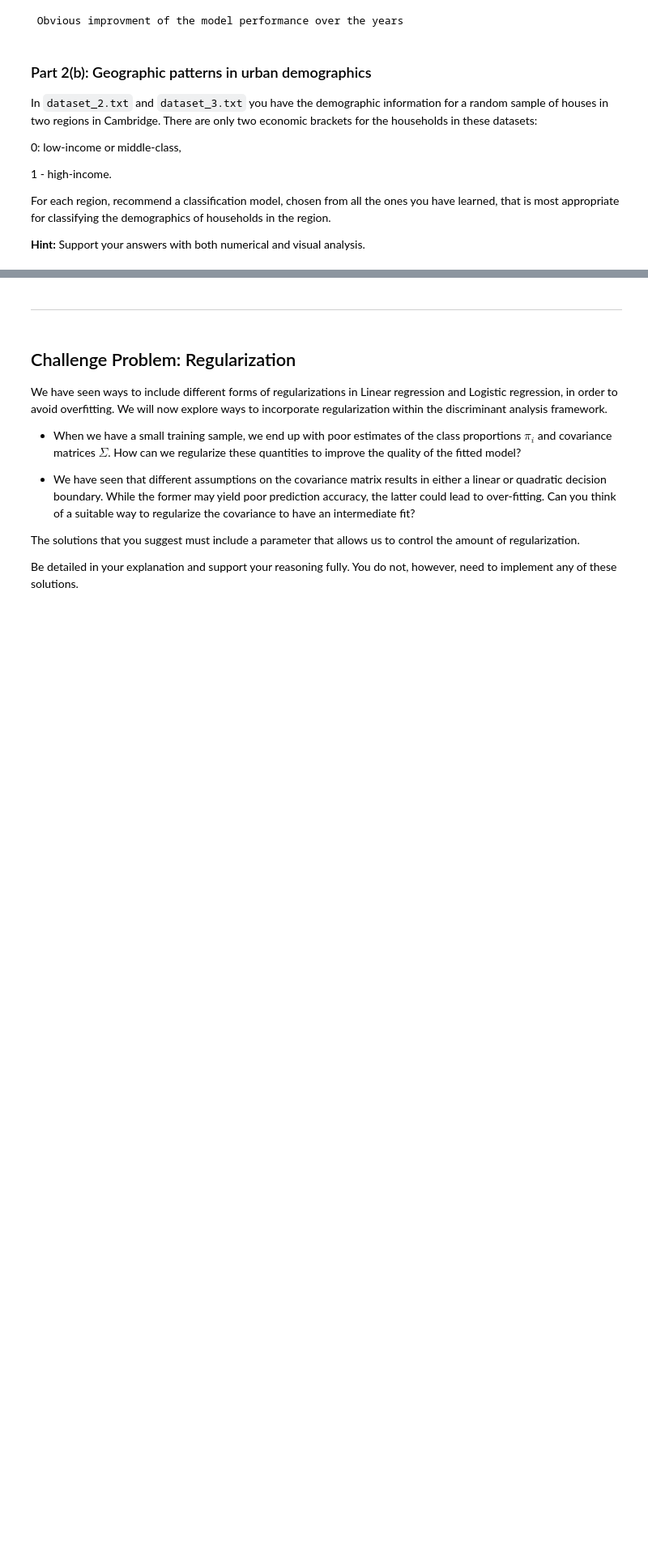
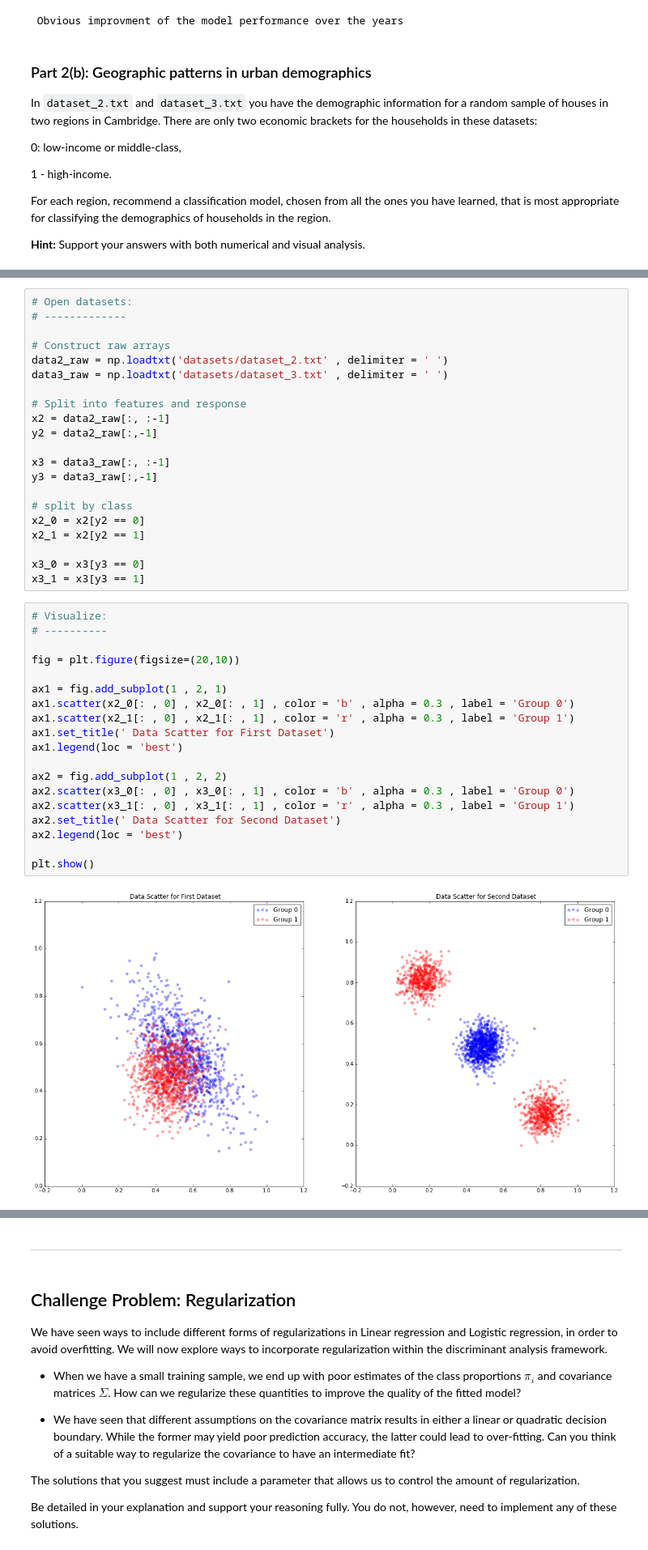
Before and after one commit to alokkshukla/cs109-2, a Jupyter notebook: HW6/Bassily_Hany_cse109a_HW6.ipynb, the cells around one changed output, grey strips where cells are left out. Shown at 81% size. Cells and saved outputs as stored; diff of their text form; blank space fills up the shorter version.

```diff
--- a/HW6/Bassily_Hany_cse109a_HW6.ipynb
+++ b/HW6/Bassily_Hany_cse109a_HW6.ipynb
@@ -1584,0 +1593,42 @@ For each region, recommend a classification model, chosen from all the ones you
+# %%
+# Open datasets:
+# -------------
+
+# Construct raw arrays
+data2_raw = np.loadtxt('datasets/dataset_2.txt' , delimiter = ' ')
+data3_raw = np.loadtxt('datasets/dataset_3.txt' , delimiter = ' ')
+
+# Split into features and response
+x2 = data2_raw[:, :-1]
+y2 = data2_raw[:,-1]
+
+x3 = data3_raw[:, :-1]
+y3 = data3_raw[:,-1]
+
+# split by class
+x2_0 = x2[y2 == 0]
+x2_1 = x2[y2 == 1]
+
+x3_0 = x3[y3 == 0]
+x3_1 = x3[y3 == 1]
+# %%
+# Visualize:
+# ----------
+
+fig = plt.figure(figsize=(20,10))
+
+ax1 = fig.add_subplot(1 , 2, 1)
+ax1.scatter(x2_0[: , 0] , x2_0[: , 1] , color = 'b' , alpha = 0.3 , label = 'Group 0')
+ax1.scatter(x2_1[: , 0] , x2_1[: , 1] , color = 'r' , alpha = 0.3 , label = 'Group 1')
+ax1.set_title(' Data Scatter for First Dataset')
+ax1.legend(loc = 'best')
+
+ax2 = fig.add_subplot(1 , 2, 2)
+ax2.scatter(x3_0[: , 0] , x3_0[: , 1] , color = 'b' , alpha = 0.3 , label = 'Group 0')
+ax2.scatter(x3_1[: , 0] , x3_1[: , 1] , color = 'r' , alpha = 0.3 , label = 'Group 1')
+ax2.set_title(' Data Scatter for Second Dataset')
+ax2.legend(loc = 'best')
+
+plt.show()
+# %% [output]
+[figure, added]
```
Also changed, not shown: parts of 27 cells of this notebook.
